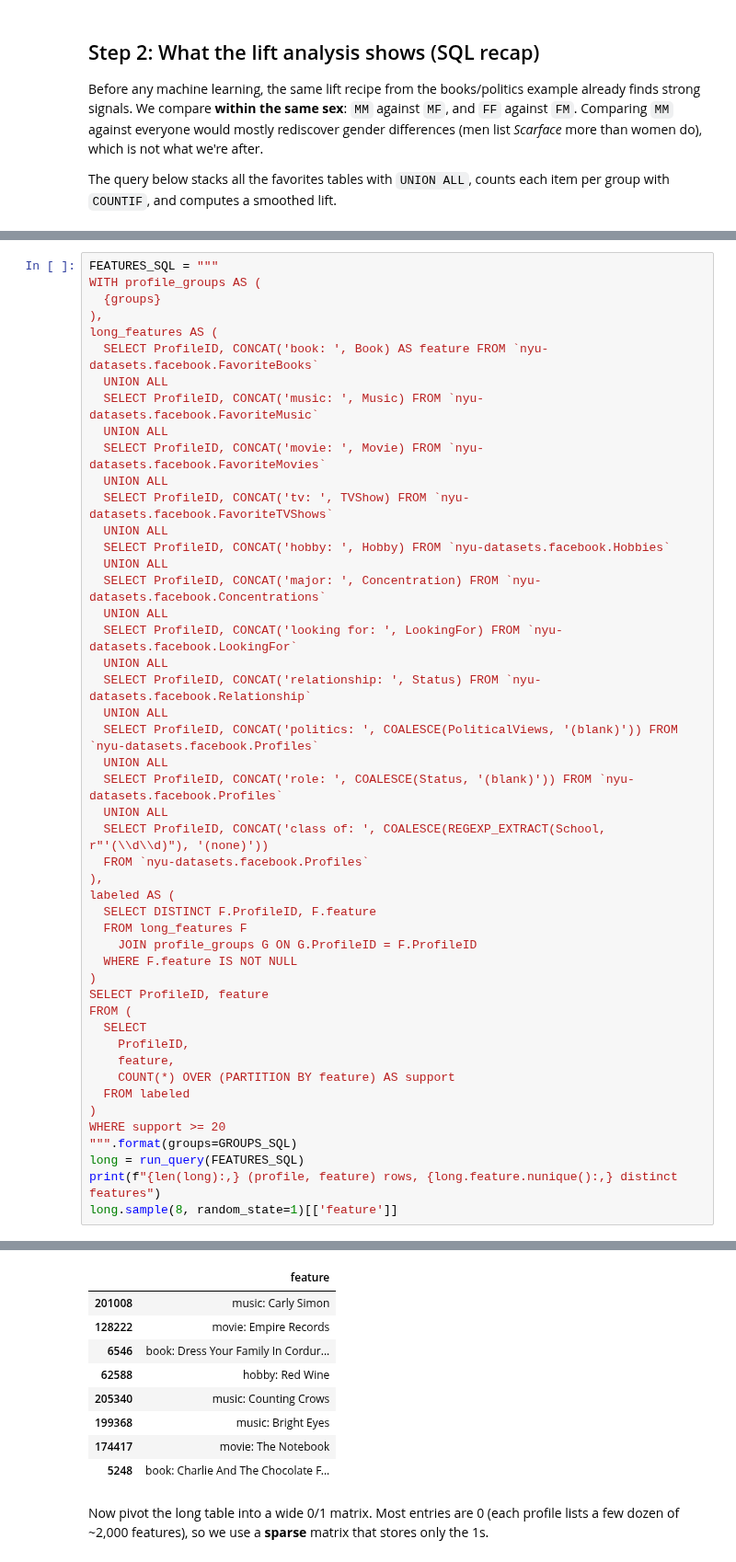
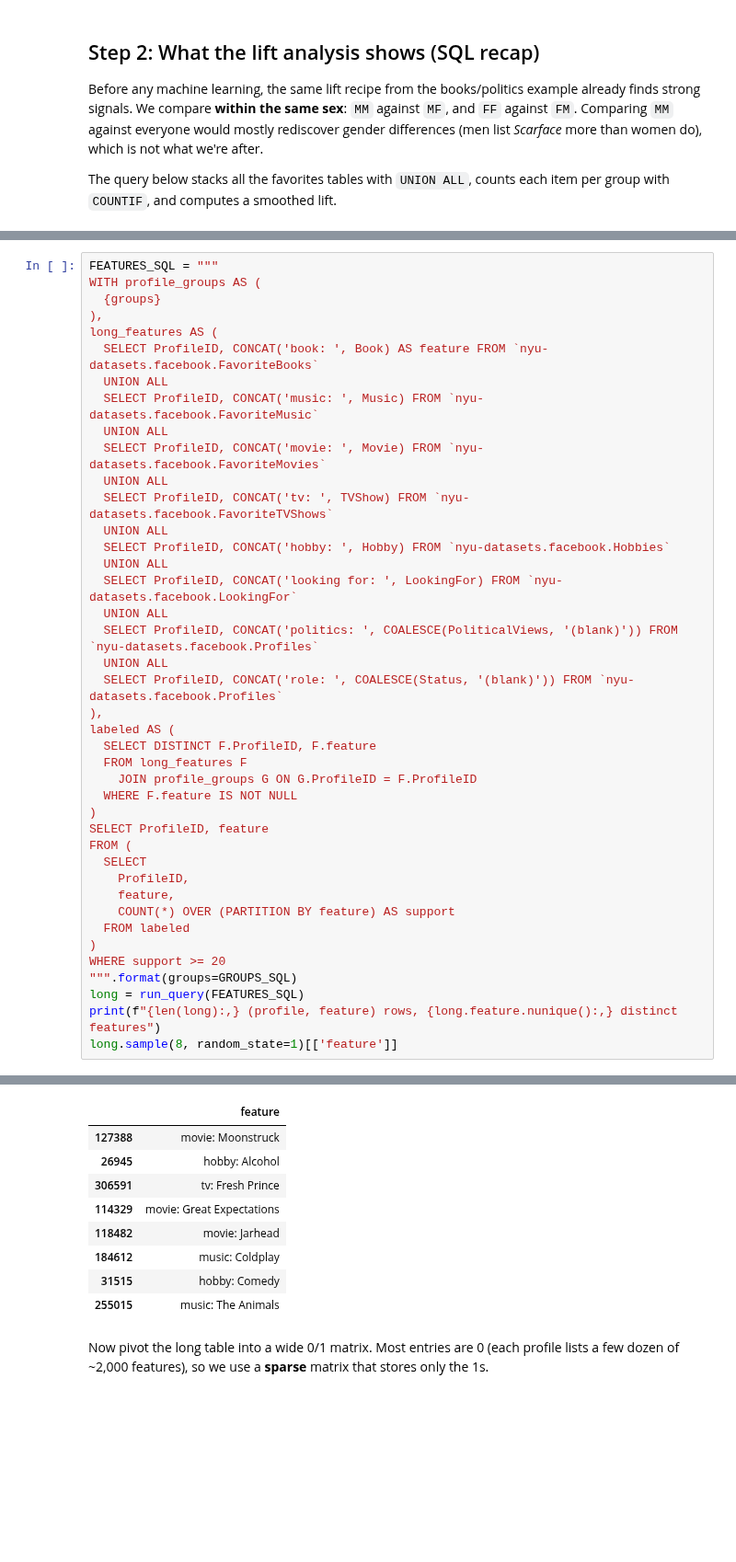
Before and after one commit to ipeirotis/introduction-to-databases, a Jupyter notebook: module5/orientation_model_shap.ipynb, the cells around one changed output, grey strips where cells are left out. Shown at 92% size. Saved outputs shown, nothing was run; the diff lists cells and outputs as text; blank space fills up the shorter version.

```diff
--- a/module5/orientation_model_shap.ipynb
+++ b/module5/orientation_model_shap.ipynb
@@ -176,18 +174,11 @@ long_features AS (
   UNION ALL
   SELECT ProfileID, CONCAT('hobby: ', Hobby) FROM `nyu-datasets.facebook.Hobbies`
   UNION ALL
-  SELECT ProfileID, CONCAT('major: ', Concentration) FROM `nyu-datasets.facebook.Concentrations`
-  UNION ALL
   SELECT ProfileID, CONCAT('looking for: ', LookingFor) FROM `nyu-datasets.facebook.LookingFor`
-  UNION ALL
-  SELECT ProfileID, CONCAT('relationship: ', Status) FROM `nyu-datasets.facebook.Relationship`
   UNION ALL
   SELECT ProfileID, CONCAT('politics: ', COALESCE(PoliticalViews, '(blank)')) FROM `nyu-datasets.facebook.Profiles`
   UNION ALL
   SELECT ProfileID, CONCAT('role: ', COALESCE(Status, '(blank)')) FROM `nyu-datasets.facebook.Profiles`
-  UNION ALL
-  SELECT ProfileID, CONCAT('class of: ', COALESCE(REGEXP_EXTRACT(School, r"'(\\d\\d)"), '(none)'))
-  FROM `nyu-datasets.facebook.Profiles`
 ),
 labeled AS (
   SELECT DISTINCT F.ProfileID, F.feature
@@ -213,12 +204,12 @@ long.sample(8, random_state=1)[['feature']]
 |  | feature |
-| 201008 | music: Carly Simon |
-| 128222 | movie: Empire Records |
-| 6546 | book: Dress Your Family In Cordur... |
-| 62588 | hobby: Red Wine |
-| 205340 | music: Counting Crows |
-| 199368 | music: Bright Eyes |
-| 174417 | movie: The Notebook |
-| 5248 | book: Charlie And The Chocolate F... |
+| 127388 | movie: Moonstruck |
+| 26945 | hobby: Alcohol |
+| 306591 | tv: Fresh Prince |
+| 114329 | movie: Great Expectations |
+| 118482 | movie: Jarhead |
+| 184612 | music: Coldplay |
+| 31515 | hobby: Comedy |
+| 255015 | music: The Animals |
 # %% [markdown]
 Now pivot the long table into a wide 0/1 matrix. Most entries are 0 (each profile lists a few dozen of ~2,000 features), so we use a **sparse** matrix that stores only the 1s.
 # %%
```
Also changed, not shown: parts of 30 cells of this notebook, 2 other files.
